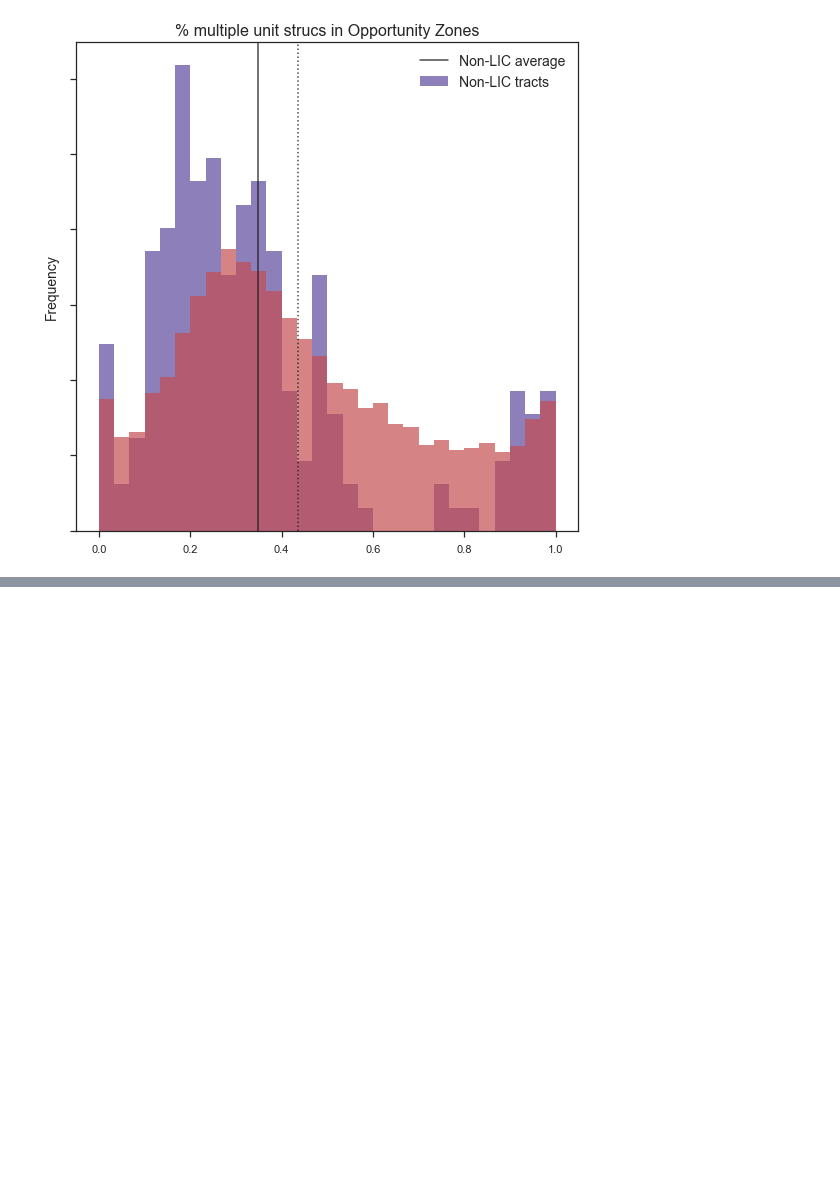
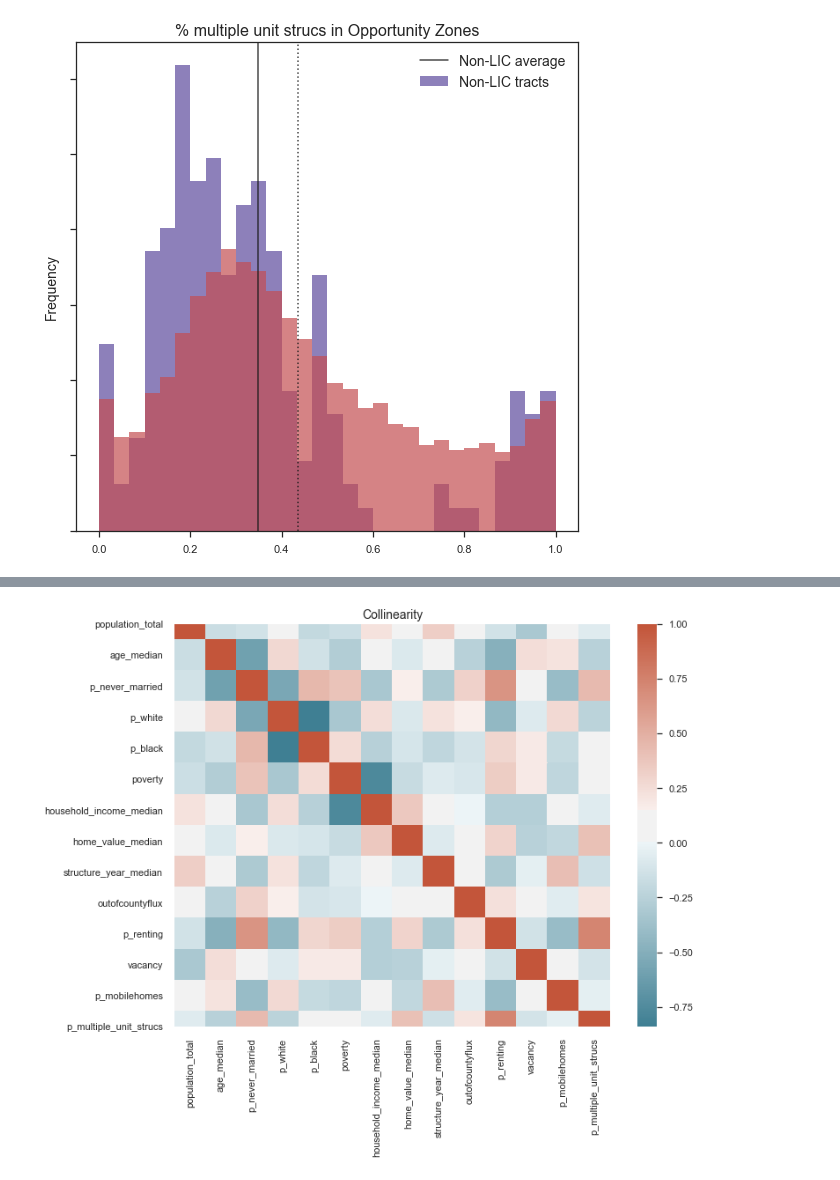
Before and after one commit to paxtonhyde/opportunity-zones, a Jupyter notebook: notebooks/eda.ipynb, the cells around one changed output, grey strips where cells are left out. Saved outputs shown, nothing was run; the diff lists cells and outputs as text; code cells hidden in the pictures; blank space fills up the shorter version.

```diff
--- a/notebooks/eda.ipynb
+++ b/notebooks/eda.ipynb
@@ -274,0 +273,3 @@ SyntaxError: invalid syntax (<ipython-input-497-0e61a509d18b>, line 1)
+# %%
+corr1 = features.drop(columns=['state', 'tract', ]).corr()
+corr1
@@ -274,0 +292,10 @@ SyntaxError: invalid syntax (<ipython-input-497-0e61a509d18b>, line 1)
+# %%
+sns.set()
+f, ax = plt.subplots(figsize=(11,9))
+colormap = sns.diverging_palette(220, 20, sep=20, as_cmap=True)
+ax.set_title("Collinearity", fontsize=14)
+sns.heatmap(corr1, cmap=colormap)
+f.tight_layout()
+#plt.savefig(f"{images_directory}/corr_plot.png", dpi=120)
+# %% [output]
+[figure, added]
```
Also changed, not shown: parts of 3 cells of this notebook, 4 other files.
